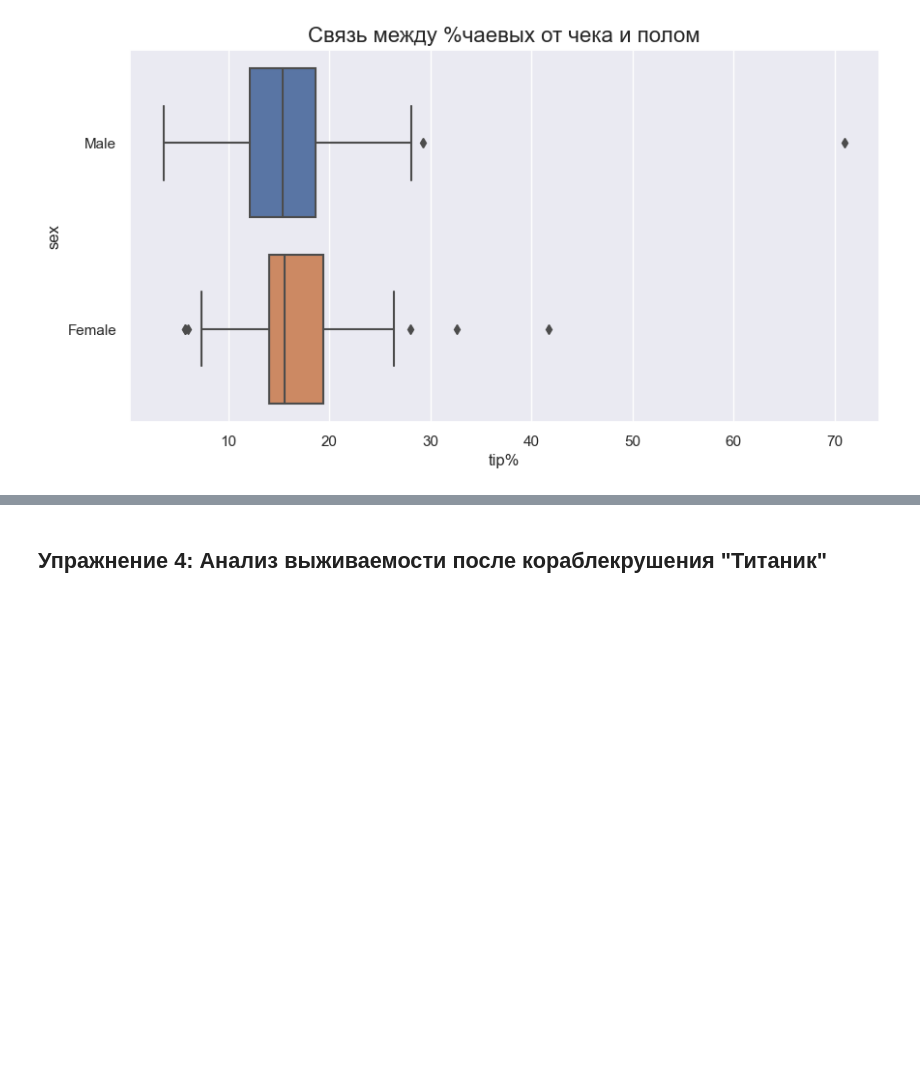
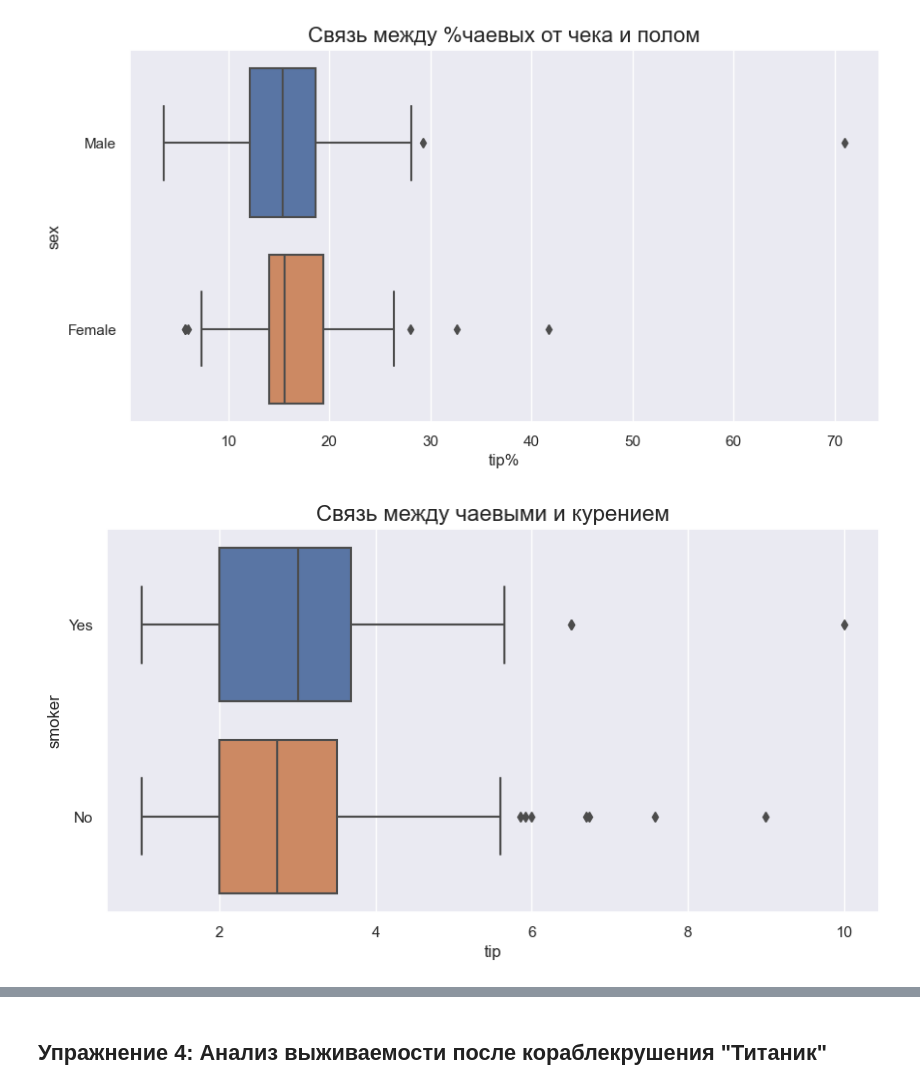
Before and after one commit to GridasovAlex/python_visualization, a Jupyter notebook: practice.ipynb, the cells around one changed output, grey strips where cells are left out. Cells and saved outputs as stored; diff of their text form; code cells hidden in the pictures; blank space fills up the shorter version.

```diff
--- a/practice.ipynb
+++ b/practice.ipynb
@@ -197,3 +197,12 @@ ax.set_title('Связь между %чаевых от чека и полом',
 plt.show();
 # %% [output]
 [figure]
+# %%
+fig, ax = plt.subplots(figsize=(10,5))
+
+sns.boxplot(data=data, y='smoker', x='tip')
+ax.set_title('Связь между чаевыми и курением', fontsize = 16)
+
+plt.show();
+# %% [output]
+[figure, added]
```
Also changed, not shown: parts of 4 cells of this notebook.
